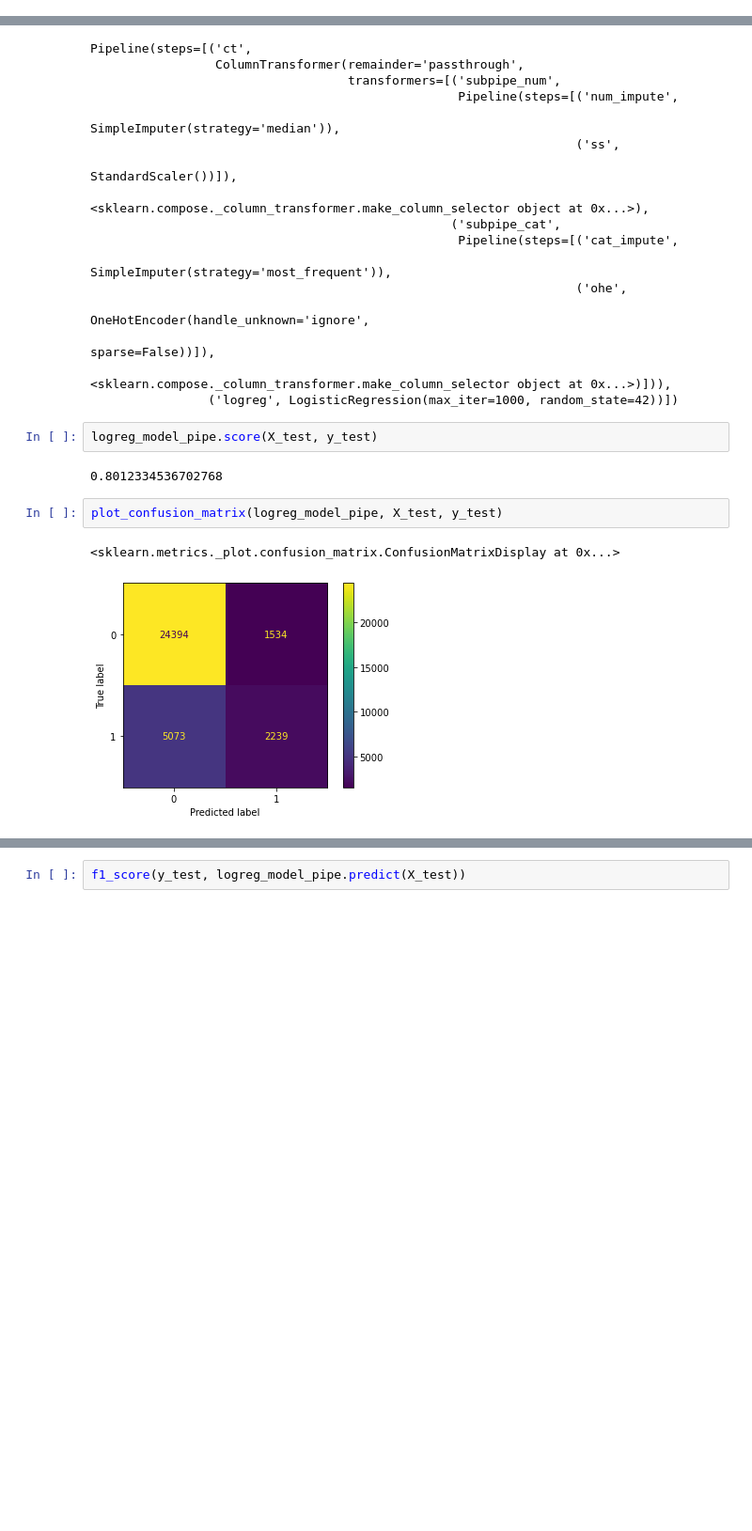
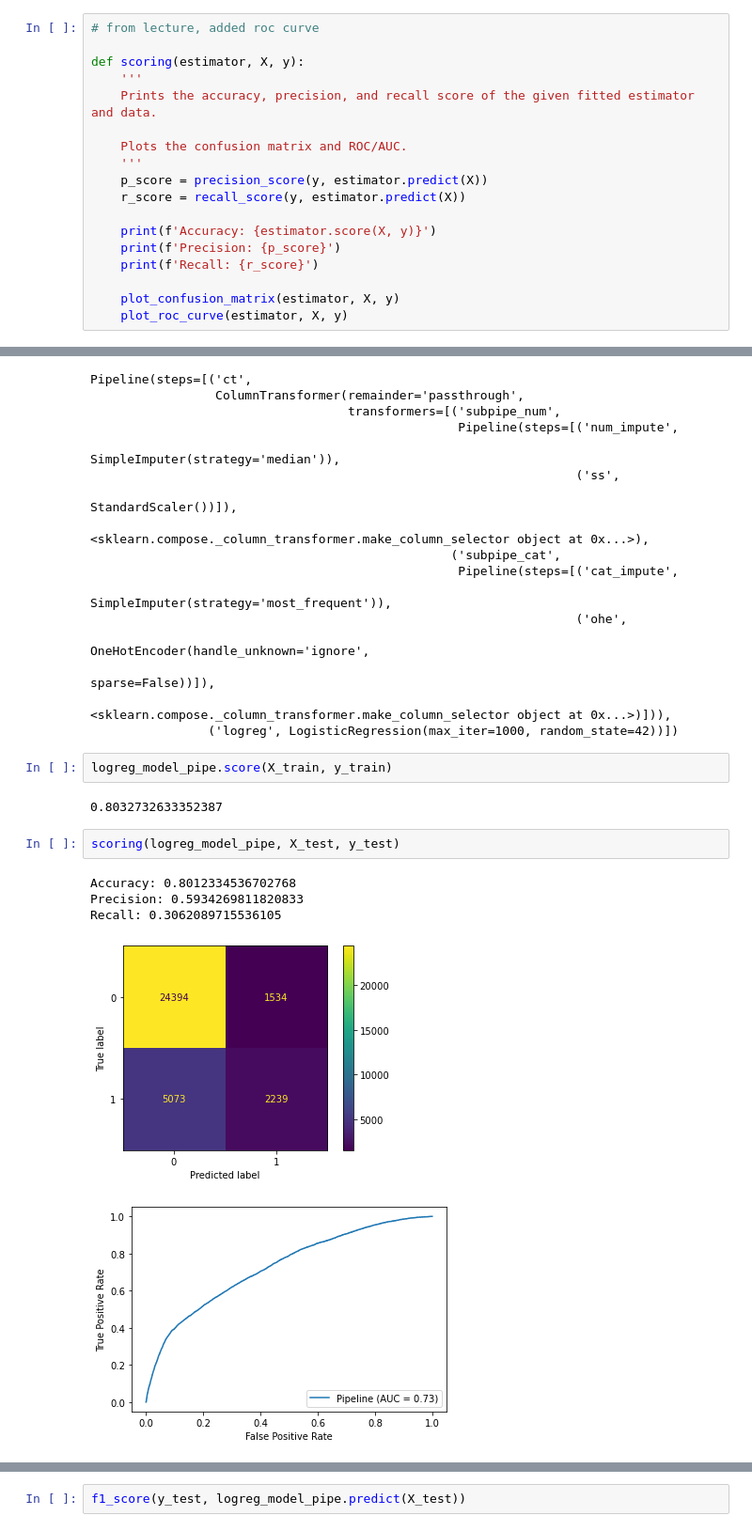
Before and after one commit to ashlidougherty/CarCrash, a Jupyter notebook: data_cleaning.ipynb, the cells around one changed output, grey strips where cells are left out. Shown: that part at 94% size. Saved outputs shown, nothing was run; the diff lists cells and outputs as text; blank space fills up the shorter version.

Commit message:
models and edits

```diff
--- a/data_cleaning.ipynb
+++ b/data_cleaning.ipynb
@@ -1770,3 +1770,21 @@ from sklearn.inspection import permutation_importance
+# %%
+# from lecture, added roc curve
+
+def scoring(estimator, X, y):
+    '''
+    Prints the accuracy, precision, and recall score of the given fitted estimator and data.
+
+    Plots the confusion matrix and ROC/AUC.
+    '''
+    p_score = precision_score(y, estimator.predict(X))
+    r_score = recall_score(y, estimator.predict(X))
+
+    print(f'Accuracy: {estimator.score(X, y)}')
+    print(f'Precision: {p_score}')
+    print(f'Recall: {r_score}')
+
+    plot_confusion_matrix(estimator, X, y)
+    plot_roc_curve(estimator, X, y)
 # %% [markdown]
 #### Train Test Split
 # %%
@@ -1873,11 +1891,14 @@ Pipeline(steps=[('ct',
                                                   <sklearn.compose._column_transformer.make_column_selector object at 0x...>)])),
                 ('logreg', LogisticRegression(max_iter=1000, random_state=42))])
 # %%
-logreg_model_pipe.score(X_test, y_test)
+logreg_model_pipe.score(X_train, y_train)
 # %% [output]
-0.8012334536702768
+0.8032732633352387
 # %%
-plot_confusion_matrix(logreg_model_pipe, X_test, y_test)
+scoring(logreg_model_pipe, X_test, y_test)
 # %% [output]
-<sklearn.metrics._plot.confusion_matrix.ConfusionMatrixDisplay at 0x...>
+Accuracy: 0.8012334536702768
+Precision: 0.5934269811820833
+Recall: 0.3062089715536105
 [figure]
+[figure, added]
```
Also changed, not shown: parts of 45 cells of this notebook, 1 other file.
